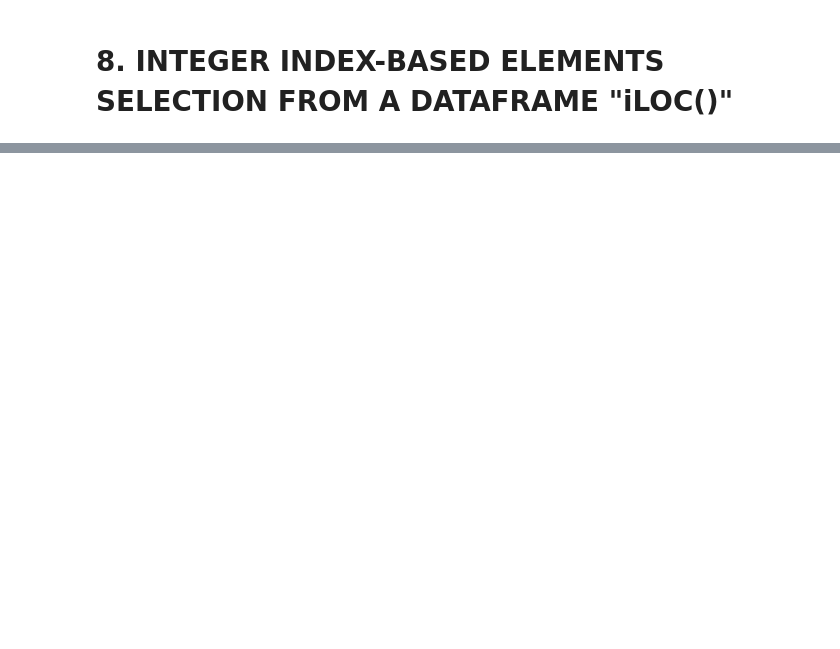
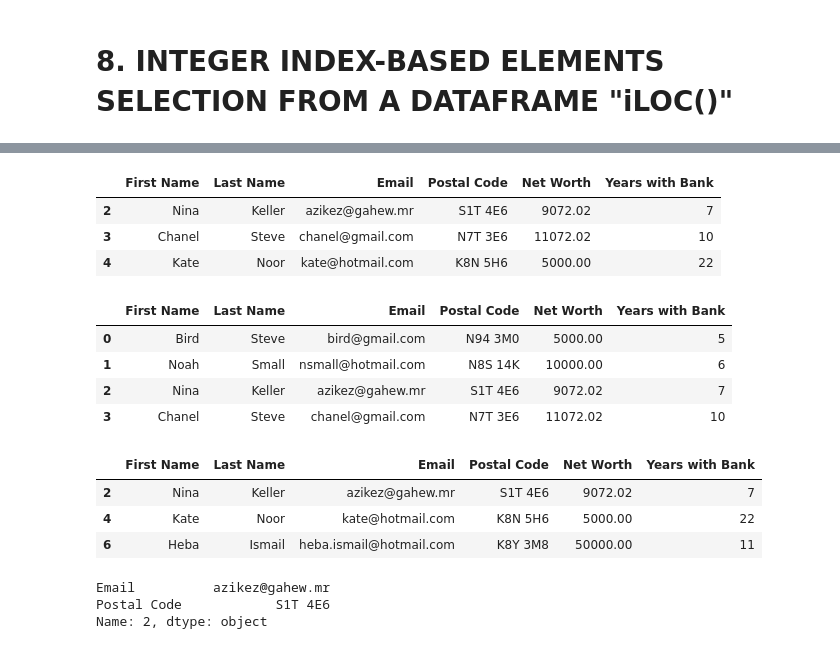
Before and after one commit to niharraju4/Data_Cleaning-Pandas, a Jupyter notebook: Pandas_Series/pandasDataframe.ipynb, the cells around one changed output, grey strips where cells are left out. Cells and saved outputs as stored; diff of their text form; code cells hidden in the pictures; blank space fills up the shorter version.

Commit message:
iloc

```diff
--- a/Pandas_Series/pandasDataframe.ipynb
+++ b/Pandas_Series/pandasDataframe.ipynb
@@ -674,3 +674,5 @@ banks.sample(n=2, axis=0)
 # 8. INTEGER INDEX-BASED ELEMENTS SELECTION FROM A DATAFRAME "iLOC()"
 # %%
 # Load the CSV file with default index
+banking_df = pd.read_csv(r"N:\Personal Learning\Pandas\Pandas_Series\bank_client_information.csv")
+banking_df
@@ -676,0 +702,34 @@ banks.sample(n=2, axis=0)
+# %%
+# You can access multiple rows with their numeric index using iloc and colon :
+# Note that using iloc is exclusive, meaning that we did not include the last element (quite confusing I know!)
+# We went from index = 2 up until and not including index 5 so index 2,3, and 4 are the one selected
+banking_df.iloc[2:5]
+# %% [output]
+|  | First Name | Last Name | Email | Postal Code | Net Worth | Years with Bank |
+| 2 | Nina | Keller | azikez@gahew.mr | S1T 4E6 | 9072.02 | 7 |
+| 3 | Chanel | Steve | chanel@gmail.com | N7T 3E6 | 11072.02 | 10 |
+| 4 | Kate | Noor | kate@hotmail.com | K8N 5H6 | 5000.00 | 22 |
+# %%
+# all up until and not including index 4
+banking_df.iloc[:4]
+# %% [output]
+|  | First Name | Last Name | Email | Postal Code | Net Worth | Years with Bank |
+| 0 | Bird | Steve | bird@gmail.com | N94 3M0 | 5000.00 | 5 |
+| 1 | Noah | Small | nsmall@hotmail.com | N8S 14K | 10000.00 | 6 |
+| 2 | Nina | Keller | azikez@gahew.mr | S1T 4E6 | 9072.02 | 7 |
+| 3 | Chanel | Steve | chanel@gmail.com | N7T 3E6 | 11072.02 | 10 |
+# %%
+# Multiple elements are selected using a list of indexes
+banking_df.iloc[[2,4,6]]
+# %% [output]
+|  | First Name | Last Name | Email | Postal Code | Net Worth | Years with Bank |
+| 2 | Nina | Keller | azikez@gahew.mr | S1T 4E6 | 9072.02 | 7 |
+| 4 | Kate | Noor | kate@hotmail.com | K8N 5H6 | 5000.00 | 22 |
+| 6 | Heba | Ismail | heba.ismail@hotmail.com | K8Y 3M8 | 50000.00 | 11 |
+# %%
+# Slicing a piece of the dataframe by selecting which row and column you would like to select
+banking_df.iloc[2, 2:4]
+# %% [output]
+Email          azikez@gahew.mr
+Postal Code            S1T 4E6
+Name: 2, dtype: object
```
Also changed, not shown: parts of 7 cells of this notebook.
